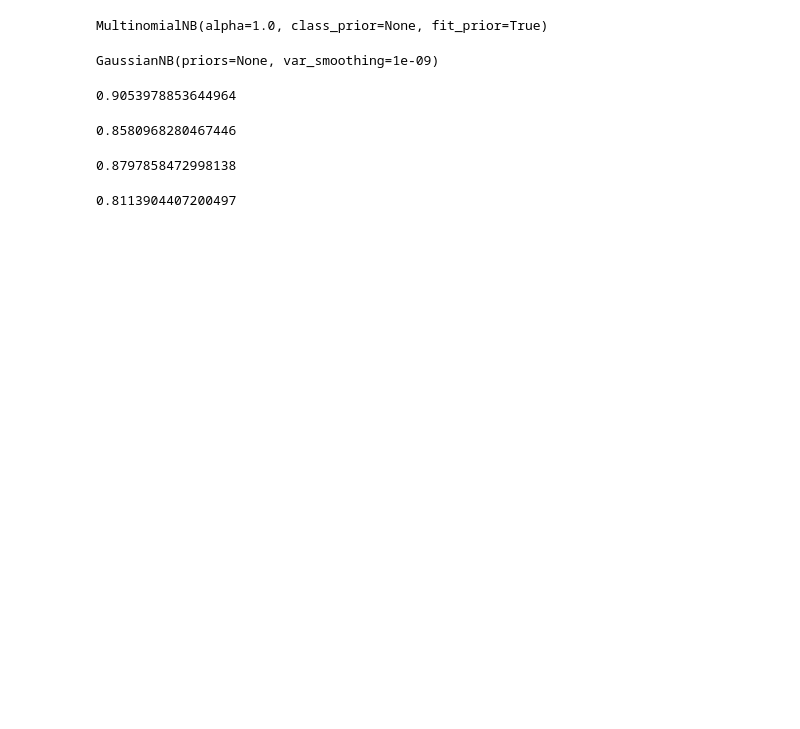
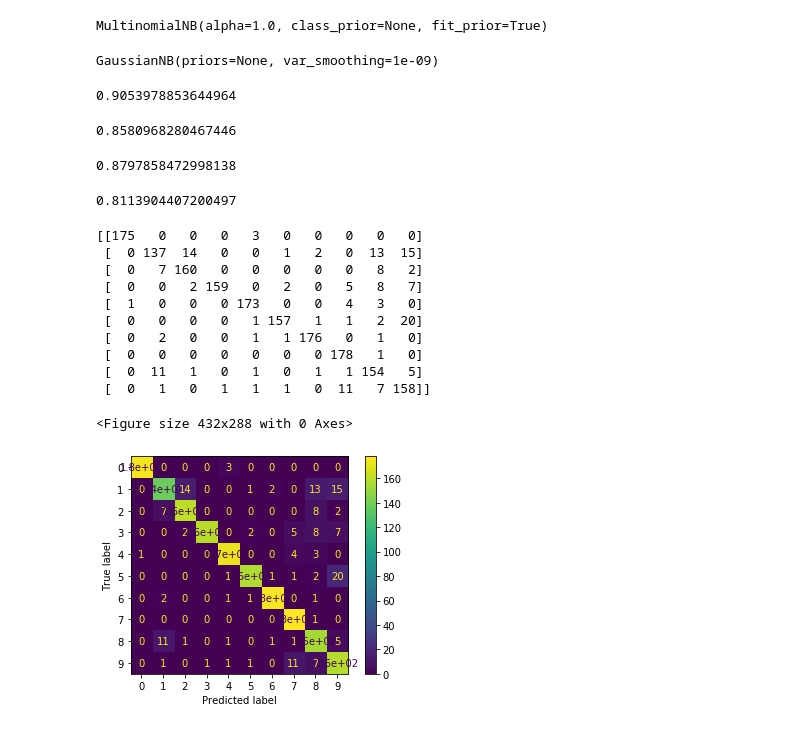
Before and after one commit to naman873/Python, a Jupyter notebook: thirtyseven/multinomial_vs_gausian(mnist).ipynb, the cells around one changed output. Drawn from its saved outputs; the diff is of its cells as text; code cells hidden in the pictures; blank space fills up the shorter version.

```diff
--- a/thirtyseven/multinomial_vs_gausian(mnist).ipynb
+++ b/thirtyseven/multinomial_vs_gausian(mnist).ipynb
@@ -63,0 +67,19 @@ cross_val_score(gnb,X,y,scoring="accuracy",cv=10).mean()
+# %%
+plt.figure()
+plot_confusion_matrix(mnb,X,y)
+con_mat=confusion_matrix(y,mnb.predict(X))
+print(con_mat)
+plt.show()
+# %% [output]
+[[175   0   0   0   3   0   0   0   0   0]
+ [  0 137  14   0   0   1   2   0  13  15]
+ [  0   7 160   0   0   0   0   0   8   2]
+ [  0   0   2 159   0   2   0   5   8   7]
+ [  1   0   0   0 173   0   0   4   3   0]
+ [  0   0   0   0   1 157   1   1   2  20]
+ [  0   2   0   0   1   1 176   0   1   0]
+ [  0   0   0   0   0   0   0 178   1   0]
+ [  0  11   1   0   1   0   1   1 154   5]
+ [  0   1   0   1   1   1   0  11   7 158]]
+<Figure size 432x288 with 0 Axes>
+[figure, added]
```
Also changed, not shown: parts of 2 cells of this notebook, 13 other files.
